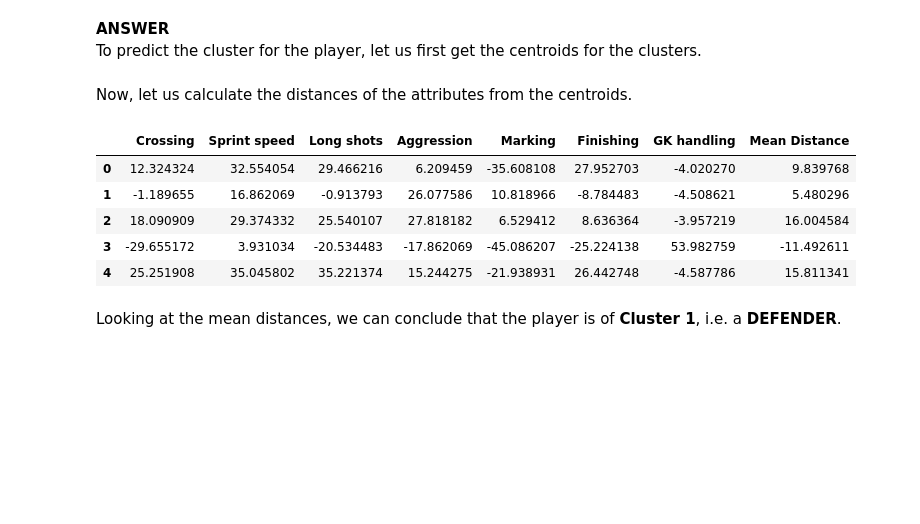
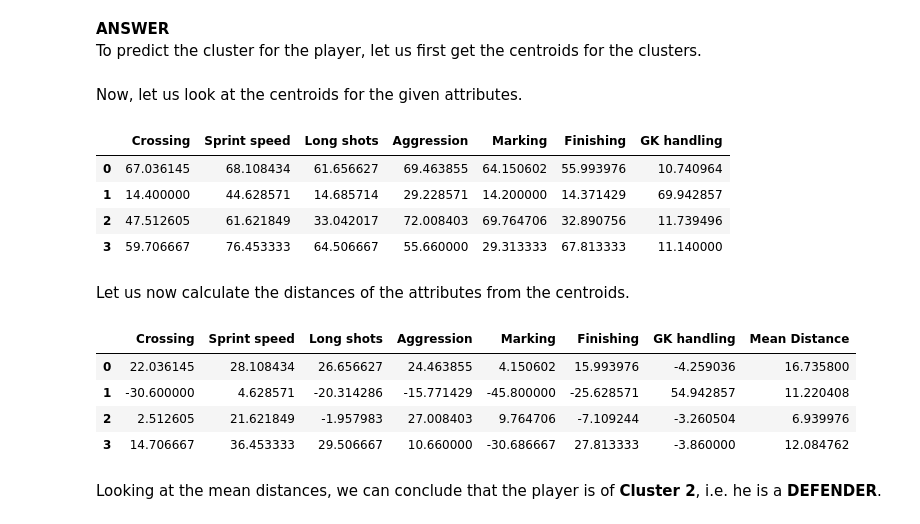
Before and after one commit to Karim01982/preparation, a Jupyter notebook: Autumn_term/Machine Learning/Assignment4/GroupG_HW4.ipynb, the cells around one changed output. Cells and saved outputs as stored; diff of their text form; code cells hidden in the pictures; blank space fills up the shorter version.

```diff
--- a/Autumn_term/Machine Learning/Assignment4/GroupG_HW4.ipynb
+++ b/Autumn_term/Machine Learning/Assignment4/GroupG_HW4.ipynb
@@ -73,7 +75,7 @@ import numpy as np
 import pandas as pd
 from sklearn.cluster import KMeans
 
-df = pd.read_csv('https://raw.githubusercontent.com/Karim01982/preparation/master/Autumn_term/Machine%20Learning/Assignment4/ArgentinaPlayers.csv')
+df = pd.read_csv('https://raw.githubusercontent.com/Karim01982/preparation/master/Autumn_term/Machine%20Learning/Assignment4/EnglandPlayers.csv')
 df_names = df['name']
 df_attributes = df.drop(['name','link'],axis=1)
 df_attributes.head()
@@ -88,8 +92,8 @@ df_attributes.head()
 # %%
-kmeans = KMeans(n_clusters=5, random_state=0)
+kmeans = KMeans(n_clusters=4, random_state=0)
 kmeans_test = kmeans.fit(df_attributes)
 df_attributes['kmeans_prediction'] = kmeans_test.labels_
 df_attributes['names'] = df_names
-df_attributes.head(20)
+df_attributes.head()
 # %% [output]
 |  | Crossing | Finishing | Heading accuracy | Short passing | Volleys | Dribbling | Curve | Free kick accuracy | ... |
@@ -178,36 +163,42 @@ df_attributes.head()
 To predict the cluster for the player, let us first get the centroids for the clusters.
 # %%
 centroids = kmeans_test.cluster_centers_
+
 output = pd.DataFrame(centroids)
-output.columns = ['Crossing','Finishing','Heading accuracy','Short passing','Volleys','Dribbling',
-                  'Curve','Free kick accuracy','Long passing','Ball control','Acceleration',
-                  'Sprint speed','Agility','Reactions','Balance','Shot power','Jumping','Stamina',
-                  'Strength','Long shots','Aggression','Interceptions','Positioning','Vision',
-                  'Penalties','Composure','Marking','Standing tackle','Sliding tackle','GK diving',
-                  'GK handling','GK kicking','GK positioning','GK reflexes']
 
-selected_attrib = output[['Crossing', 'Sprint speed','Long shots', 'Aggression','Marking','Finishing',
-                          'GK handling']]
+output.columns = ['Crossing','Finishing','Heading accuracy','Short passing','Volleys','Dribbling', 'Curve','Free kick accuracy',
+                  'Long passing','Ball control','Acceleration','Sprint speed','Agility','Reactions','Balance','Shot power',
+                  'Jumping','Stamina','Strength','Long shots','Aggression','Interceptions','Positioning','Vision','Penalties',
+                  'Composure','Marking','Standing tackle','Sliding tackle','GK diving','GK handling','GK kicking',
+                  'GK positioning','GK reflexes']
 
-player_attributes = [45, 40, 35, 45, 60, 40, 15]
+selected_attrib = output[['Crossing', 'Sprint speed','Long shots', 'Aggression','Marking','Finishing','GK handling']]
+# %% [markdown]
+Now, let us look at the centroids for the given attributes.
+# %%
+selected_attrib
+# %% [output]
+|  | Crossing | Sprint speed | Long shots | Aggression | Marking | Finishing | GK handling |
+| 0 | 67.036145 | 68.108434 | 61.656627 | 69.463855 | 64.150602 | 55.993976 | 10.740964 |
+| 1 | 14.400000 | 44.628571 | 14.685714 | 29.228571 | 14.200000 | 14.371429 | 69.942857 |
+| 2 | 47.512605 | 61.621849 | 33.042017 | 72.008403 | 69.764706 | 32.890756 | 11.739496 |
+| 3 | 59.706667 | 76.453333 | 64.506667 | 55.660000 | 29.313333 | 67.813333 | 11.140000 |
 # %% [markdown]
-Now, let us calculate the distances of the attributes from the centroids.
+Let us now calculate the distances of the attributes from the centroids.
 # %%
-player_dist = np.zeros((5,7))
-player_dist = player_dist + player_attributes
+player_attributes = [45, 40, 35, 45, 60, 40, 15]
 
-for index in range(len(selected_attrib)):
-    player_dist= selected_attrib - player_dist
-
-player_dist['Mean Distance'] = np.mean(player_dist, axis = 1)
+player_attr = np.zeros((4,7))
+player_attr = player_attr + player_attributes
+player_dist = selected_attrib - player_attr
+player_dist['Mean Distance'] = abs(np.mean(player_dist, axis = 1))
 
 player_dist
 # %% [output]
 |  | Crossing | Sprint speed | Long shots | Aggression | Marking | Finishing | GK handling | Mean Distance |
-| 0 | 12.324324 | 32.554054 | 29.466216 | 6.209459 | -35.608108 | 27.952703 | -4.020270 | 9.839768 |
-| 1 | -1.189655 | 16.862069 | -0.913793 | 26.077586 | 10.818966 | -8.784483 | -4.508621 | 5.480296 |
-| 2 | 18.090909 | 29.374332 | 25.540107 | 27.818182 | 6.529412 | 8.636364 | -3.957219 | 16.004584 |
-| 3 | -29.655172 | 3.931034 | -20.534483 | -17.862069 | -45.086207 | -25.224138 | 53.982759 | -11.492611 |
-| 4 | 25.251908 | 35.045802 | 35.221374 | 15.244275 | -21.938931 | 26.442748 | -4.587786 | 15.811341 |
+| 0 | 22.036145 | 28.108434 | 26.656627 | 24.463855 | 4.150602 | 15.993976 | -4.259036 | 16.735800 |
+| 1 | -30.600000 | 4.628571 | -20.314286 | -15.771429 | -45.800000 | -25.628571 | 54.942857 | 11.220408 |
+| 2 | 2.512605 | 21.621849 | -1.957983 | 27.008403 | 9.764706 | -7.109244 | -3.260504 | 6.939976 |
+| 3 | 14.706667 | 36.453333 | 29.506667 | 10.660000 | -30.686667 | 27.813333 | -3.860000 | 12.084762 |
 # %% [markdown]
-Looking at the mean distances, we can conclude that the player is of **Cluster 1**, i.e. a **DEFENDER**.
+Looking at the mean distances, we can conclude that the player is of **Cluster 2**, i.e. he is a **DEFENDER**.
```
Also changed, not shown: parts of 8 cells of this notebook, 1 other file.
